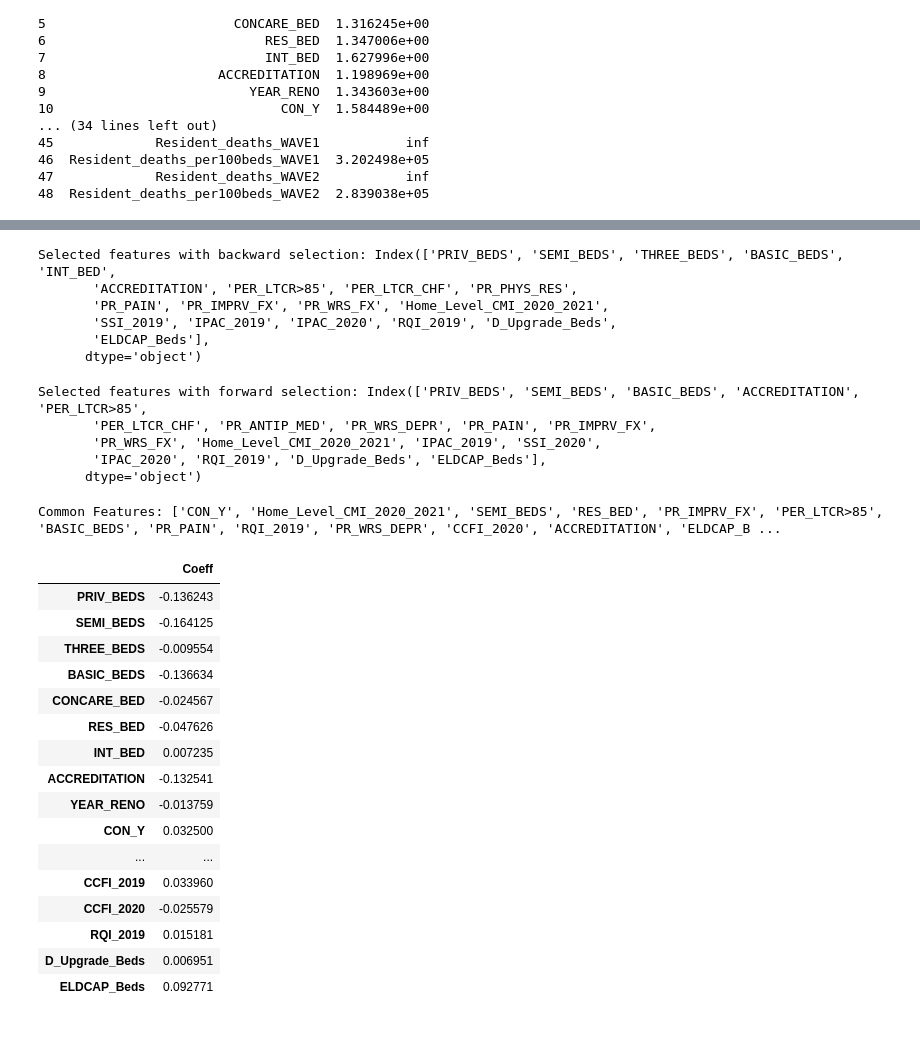
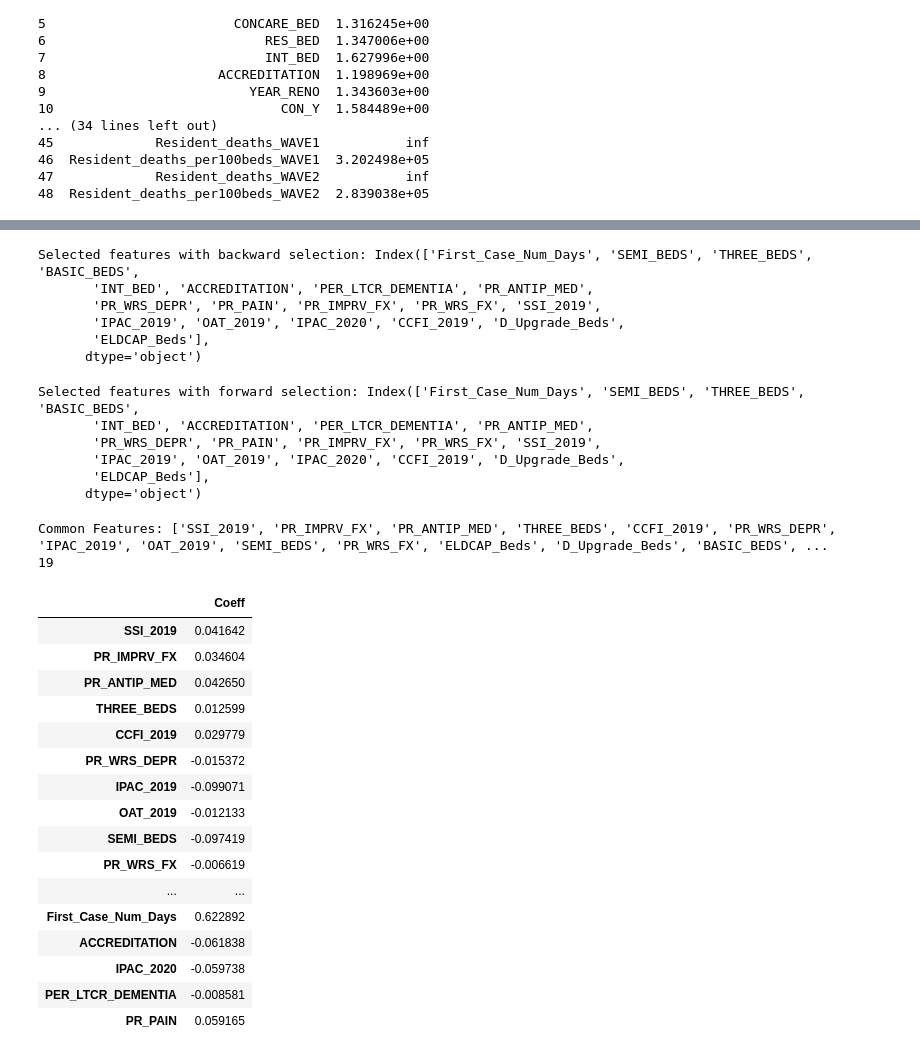
Before and after one commit to Alexander-Gebreamlak/COVID-19-LTCH-Risk-Factor-Analysis, a Jupyter notebook: Covid-19 LTCH Risk Factor Analysis.ipynb, the cells around one changed output, grey strips where cells are left out. Saved outputs shown, nothing was run; the diff lists cells and outputs as text; code cells hidden in the pictures.

```diff
--- a/Covid-19 LTCH Risk Factor Analysis.ipynb
+++ b/Covid-19 LTCH Risk Factor Analysis.ipynb
@@ -280,6 +308,8 @@ columns_to_drop = [
     'Resident_deaths_per100beds_WAVE1', 'Resident_deaths_WAVE2', 'Resident_deaths_per100beds_WAVE2'
 ]
 
+columns_to_drop = [col for col in columns_to_drop if col in x.columns]
+
 x = x.drop(columns=columns_to_drop)
 y = Q3_df["First_Death_Num_Days"]
 # %%
@@ -347,10 +367,10 @@ backward_selector.fit(x_train, y_train)
 selected_features_backward = x.columns[backward_selector.get_support()]
 print("Selected features with backward selection:", selected_features_backward)
 # %% [output]
-Selected features with backward selection: Index(['PRIV_BEDS', 'SEMI_BEDS', 'THREE_BEDS', 'BASIC_BEDS', 'INT_BED',
-       'ACCREDITATION', 'PER_LTCR>85', 'PER_LTCR_CHF', 'PR_PHYS_RES',
-       'PR_PAIN', 'PR_IMPRV_FX', 'PR_WRS_FX', 'Home_Level_CMI_2020_2021',
-       'SSI_2019', 'IPAC_2019', 'IPAC_2020', 'RQI_2019', 'D_Upgrade_Beds',
+Selected features with backward selection: Index(['First_Case_Num_Days', 'SEMI_BEDS', 'THREE_BEDS', 'BASIC_BEDS',
+       'INT_BED', 'ACCREDITATION', 'PER_LTCR_DEMENTIA', 'PR_ANTIP_MED',
+       'PR_WRS_DEPR', 'PR_PAIN', 'PR_IMPRV_FX', 'PR_WRS_FX', 'SSI_2019',
+       'IPAC_2019', 'OAT_2019', 'IPAC_2020', 'CCFI_2019', 'D_Upgrade_Beds',
        'ELDCAP_Beds'],
       dtype='object')
 # %%
@@ -371,50 +391,59 @@ forward_selector.fit(x_train, y_train)
 selected_features_forward = x.columns[forward_selector.get_support()]
 print("Selected features with forward selection:", selected_features_forward)
 # %% [output]
-Selected features with forward selection: Index(['PRIV_BEDS', 'SEMI_BEDS', 'BASIC_BEDS', 'ACCREDITATION', 'PER_LTCR>85',
-       'PER_LTCR_CHF', 'PR_ANTIP_MED', 'PR_WRS_DEPR', 'PR_PAIN', 'PR_IMPRV_FX',
-       'PR_WRS_FX', 'Home_Level_CMI_2020_2021', 'IPAC_2019', 'SSI_2020',
-       'IPAC_2020', 'RQI_2019', 'D_Upgrade_Beds', 'ELDCAP_Beds'],
+Selected features with forward selection: Index(['First_Case_Num_Days', 'SEMI_BEDS', 'THREE_BEDS', 'BASIC_BEDS',
+       'INT_BED', 'ACCREDITATION', 'PER_LTCR_DEMENTIA', 'PR_ANTIP_MED',
+       'PR_WRS_DEPR', 'PR_PAIN', 'PR_IMPRV_FX', 'PR_WRS_FX', 'SSI_2019',
+       'IPAC_2019', 'OAT_2019', 'IPAC_2020', 'CCFI_2019', 'D_Upgrade_Beds',
+       'ELDCAP_Beds'],
       dtype='object')
 # %%
 # Define backward and forward selection features
-backward_features = ['SEMI_BEDS', 'BASIC_BEDS', 'RES_BED', 'ACCREDITATION', 'CON_Y',
-                     'PER_LTCR<65', 'PER_LTCR>85', 'PER_LTCR_CHF', 'PR_WRS_DEPR', 'PR_PAIN',
-                     'PR_IMPRV_FX', 'PR_WRS_FX', 'Home_Level_CMI_2020_2021', 'IPAC_2019',
-                     'IPAC_2020', 'CCFI_2019', 'CCFI_2020', 'RQI_2019', 'ELDCAP_Beds']
+backward_features = ['First_Case_Num_Days', 'SEMI_BEDS', 'THREE_BEDS', 'BASIC_BEDS',
+                    'INT_BED', 'ACCREDITATION', 'PER_LTCR_DEMENTIA', 'PR_ANTIP_MED',
+                    'PR_WRS_DEPR', 'PR_PAIN', 'PR_IMPRV_FX', 'PR_WRS_FX', 'SSI_2019',
+                    'IPAC_2019', 'OAT_2019', 'IPAC_2020', 'CCFI_2019', 'D_Upgrade_Beds',
+                    'ELDCAP_Beds']
 
-forward_features = ['SEMI_BEDS', 'BASIC_BEDS', 'RES_BED', 'ACCREDITATION', 'CON_Y',
-                    'PER_LTCR<65', 'PER_LTCR>85', 'PER_LTCR_CHF', 'PR_WRS_DEPR', 'PR_PAIN',
-                    'PR_IMPRV_FX', 'Home_Level_CMI_2020_2021', 'IPAC_2019',
-                    'IPAC_2020', 'CCFI_2019', 'CCFI_2020', 'RQI_2019', 'ELDCAP_Beds']
+forward_features = ['First_Case_Num_Days', 'SEMI_BEDS', 'THREE_BEDS', 'BASIC_BEDS',
+                'INT_BED', 'ACCREDITATION', 'PER_LTCR_DEMENTIA', 'PR_ANTIP_MED',
+                'PR_WRS_DEPR', 'PR_PAIN', 'PR_IMPRV_FX', 'PR_WRS_FX', 'SSI_2019',
+                'IPAC_2019', 'OAT_2019', 'IPAC_2020', 'CCFI_2019', 'D_Upgrade_Beds',
+                'ELDCAP_Beds']
 
 # Common features
 common_features = list(set(backward_features).intersection(forward_features))
 print("Common Features:", common_features)
+print(len(common_features))
+#left with 19 features selected from both forward and backwards selection
 # %% [output]
-Common Features: ['CON_Y', 'Home_Level_CMI_2020_2021', 'SEMI_BEDS', 'RES_BED', 'PR_IMPRV_FX', 'PER_LTCR>85', 'BASIC_BEDS', 'PR_PAIN', 'RQI_2019', 'PR_WRS_DEPR', 'CCFI_2020', 'ACCREDITATION', 'ELDCAP_B ...
+Common Features: ['SSI_2019', 'PR_IMPRV_FX', 'PR_ANTIP_MED', 'THREE_BEDS', 'CCFI_2019', 'PR_WRS_DEPR', 'IPAC_2019', 'OAT_2019', 'SEMI_BEDS', 'PR_WRS_FX', 'ELDCAP_Beds', 'D_Upgrade_Beds', 'BASIC_BEDS', ...
+19
 # %%
 #Q4
+x = x[common_features]
+y = Q3_df["First_Death_Num_Days"]
+
 x_train, x_test, y_train, y_test = train_test_split(x,y,test_size=0.2)
 model = LinearRegression()
 model.fit(x_train, y_train)
 
 pd.DataFrame(model.coef_, x.columns, columns=["Coeff"])
 # %% [output]
 |  | Coeff |
-| PRIV_BEDS | -0.136243 |
-| SEMI_BEDS | -0.164125 |
-| THREE_BEDS | -0.009554 |
-| BASIC_BEDS | -0.136634 |
-| CONCARE_BED | -0.024567 |
-| RES_BED | -0.047626 |
-| INT_BED | 0.007235 |
-| ACCREDITATION | -0.132541 |
-| YEAR_RENO | -0.013759 |
-| CON_Y | 0.032500 |
+| SSI_2019 | 0.041642 |
+| PR_IMPRV_FX | 0.034604 |
+| PR_ANTIP_MED | 0.042650 |
+| THREE_BEDS | 0.012599 |
+| CCFI_2019 | 0.029779 |
+| PR_WRS_DEPR | -0.015372 |
+| IPAC_2019 | -0.099071 |
+| OAT_2019 | -0.012133 |
+| SEMI_BEDS | -0.097419 |
+| PR_WRS_FX | -0.006619 |
 | ... | ... |
-| CCFI_2019 | 0.033960 |
-| CCFI_2020 | -0.025579 |
-| RQI_2019 | 0.015181 |
-| D_Upgrade_Beds | 0.006951 |
-| ELDCAP_Beds | 0.092771 |
+| First_Case_Num_Days | 0.622892 |
+| ACCREDITATION | -0.061838 |
+| IPAC_2020 | -0.059738 |
+| PER_LTCR_DEMENTIA | -0.008581 |
+| PR_PAIN | 0.059165 |
```
Also changed, not shown: parts of 9 cells of this notebook.
